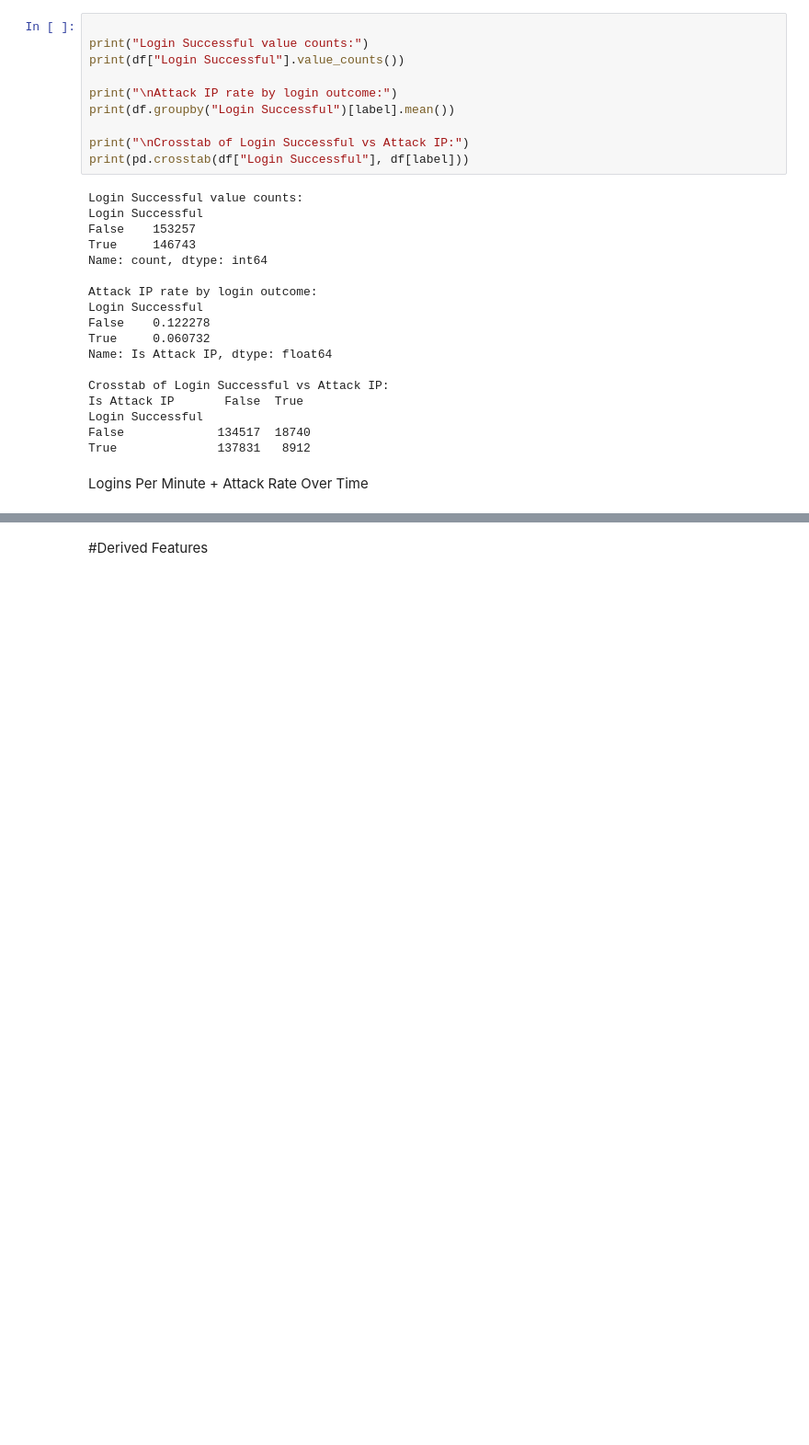
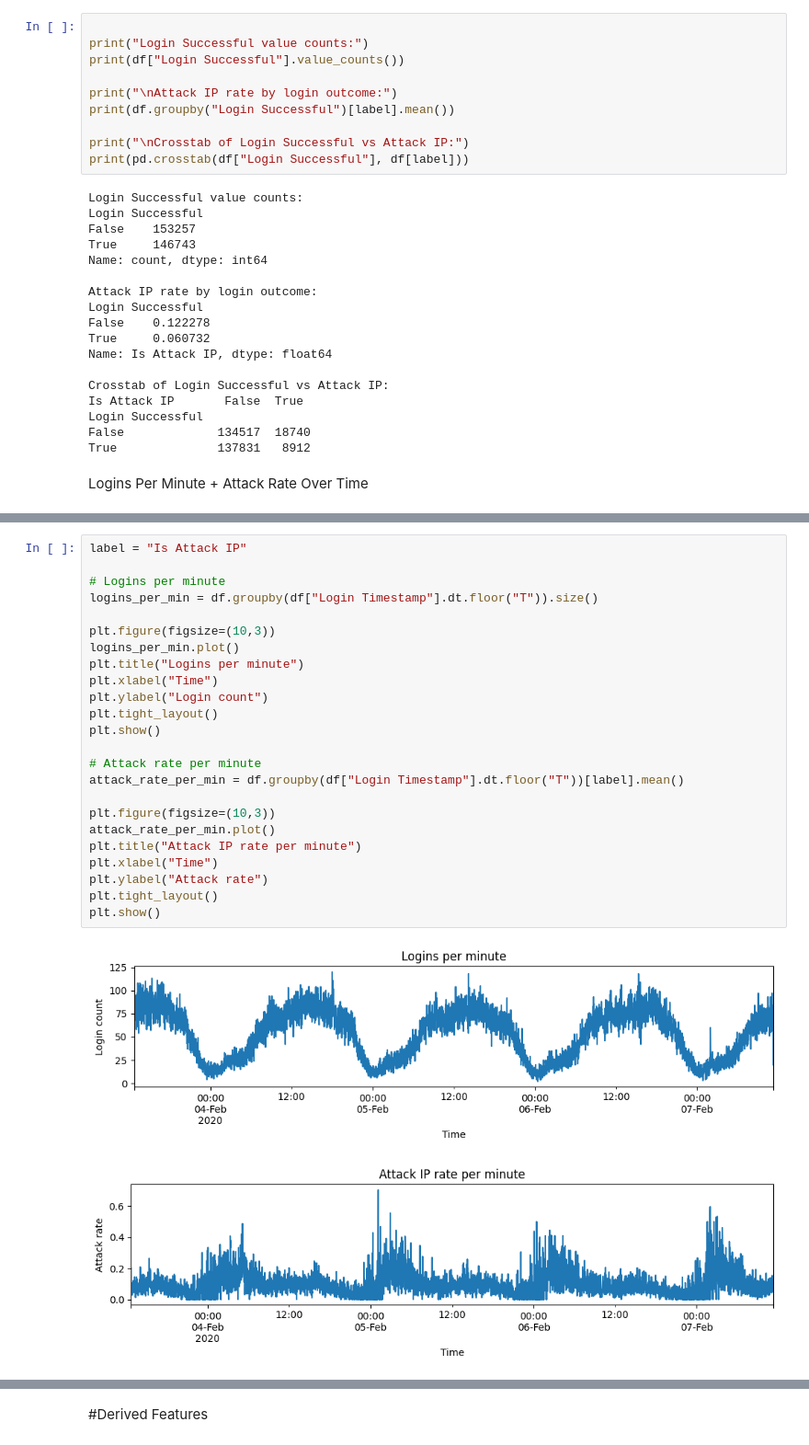
Before and after one commit to madhvesh23/Intent-Classification-ML-Project-, a Jupyter notebook: notebooks/01_eda_and_features.ipynb, the cells around one changed output, grey strips where cells are left out. Shown at 92% size. Drawn from its saved outputs; the diff is of its cells as text; blank space fills up the shorter version.

```diff
--- a/notebooks/01_eda_and_features.ipynb
+++ b/notebooks/01_eda_and_features.ipynb
@@ -751,0 +764,27 @@ Logins Per Minute + Attack Rate Over Time
+# %%
+label = "Is Attack IP"
+
+# Logins per minute
+logins_per_min = df.groupby(df["Login Timestamp"].dt.floor("T")).size()
+
+plt.figure(figsize=(10,3))
+logins_per_min.plot()
+plt.title("Logins per minute")
+plt.xlabel("Time")
+plt.ylabel("Login count")
+plt.tight_layout()
+plt.show()
+
+# Attack rate per minute
+attack_rate_per_min = df.groupby(df["Login Timestamp"].dt.floor("T"))[label].mean()
+
+plt.figure(figsize=(10,3))
+attack_rate_per_min.plot()
+plt.title("Attack IP rate per minute")
+plt.xlabel("Time")
+plt.ylabel("Attack rate")
+plt.tight_layout()
+plt.show()
+# %% [output]
+[figure, added]
+[figure, added]
```
Also changed, not shown: parts of 38 cells of this notebook.
